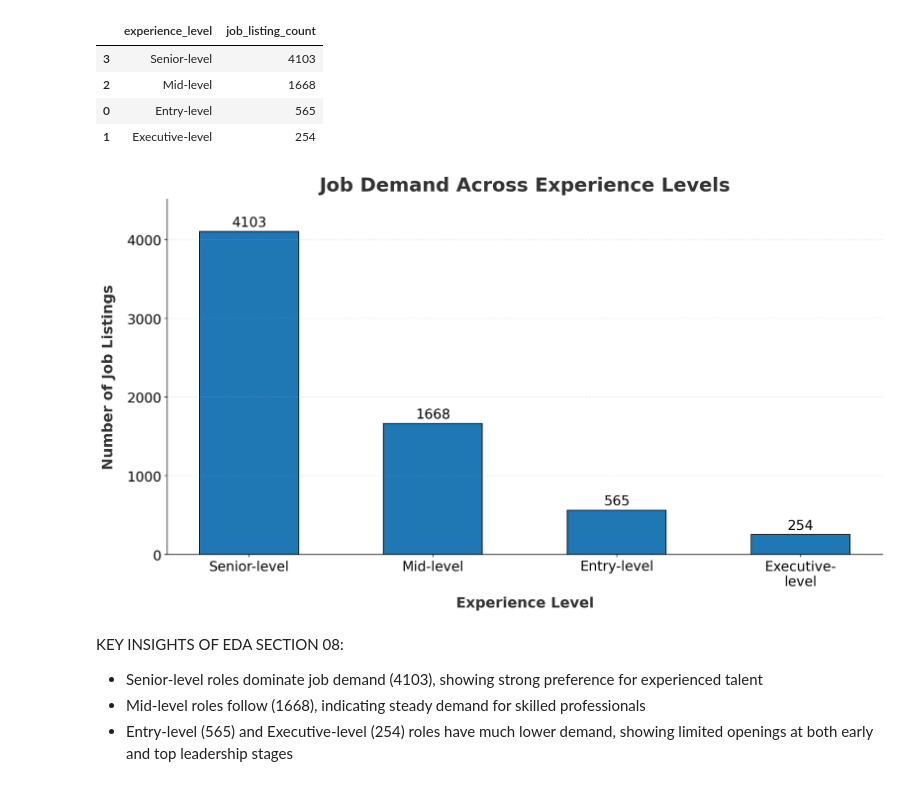
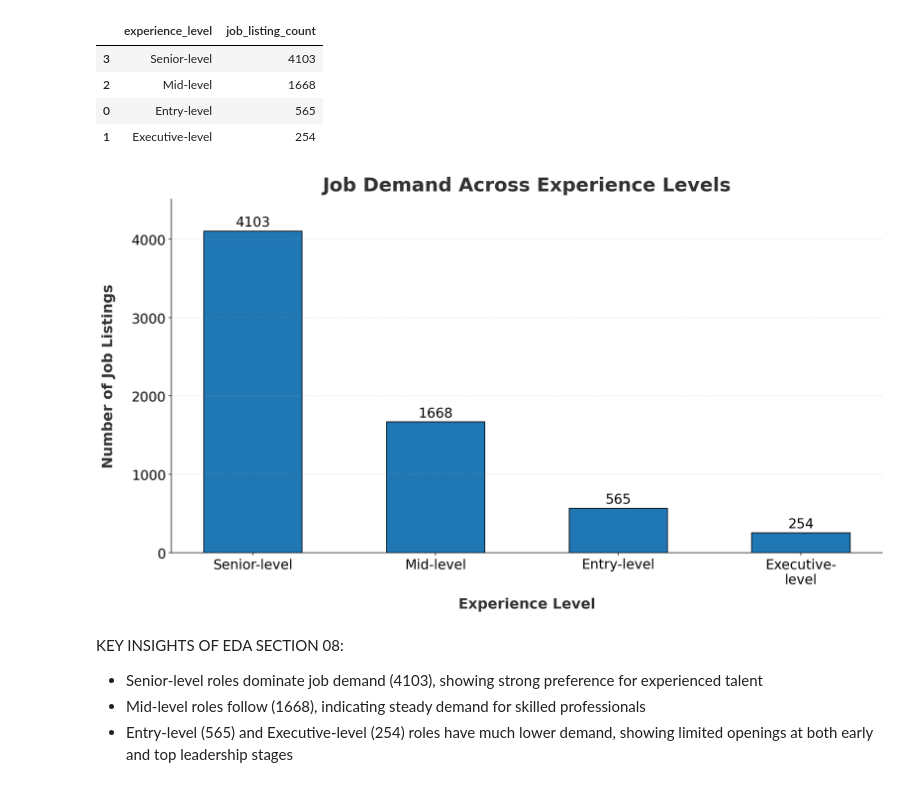
Before and after one commit to Chauhanekta21/Data_Job_Market_Analysis, a Jupyter notebook: main_file.ipynb, the cells around one changed output. Drawn from its saved outputs; the diff is of its cells as text; code cells hidden in the pictures.

```diff
--- a/main_file.ipynb
+++ b/main_file.ipynb
@@ -1166,36 +1166,36 @@ plt.bar(pos, y, width=0.7, edgecolor="black")
 # Titles and labels
 plt.title(
     "Job Demand Across Experience Levels",
     color="#333333",
     fontweight="bold",
     fontsize=24,
     pad=10
 )
-plt.xlabel("Experience Level", fontweight="bold", fontsize=18, labelpad=10, color="#333333")
-plt.ylabel("Number of Job Listings", fontweight="bold", fontsize=18, labelpad=14, color="#333333")
+plt.xlabel("Experience Level", fontweight="bold", fontsize=18, labelpad=14, color="#333333")
+plt.ylabel("Number of Job Listings", fontweight="bold", fontsize=18, labelpad=20, color="#333333")
 
 # Axis formatting
 plt.xticks(pos, wrapped_labels, fontsize=17)
 plt.yticks(fontsize=17)
 
 # Add value labels
 plt.bar_label(plt.gca().containers[0],
             fontsize=17,
             padding=3)
 
 # Styling improvements
 plt.ylim(0, max(y) * 1.1)
 plt.margins(y=0.05)
 plt.grid(axis='y', linestyle='--', alpha=0.3)
 
 # Remove unnecessary borders
 plt.gca().spines['top'].set_visible(False)
 plt.gca().spines['right'].set_visible(False)
 
 # Show plot
 plt.show()
 # %% [output]
-[figure, old version]
+[figure, new version]
 # %% [markdown]
 KEY INSIGHTS OF EDA SECTION 08:
 
```
Also changed, not shown: parts of 1 cell of this notebook.
